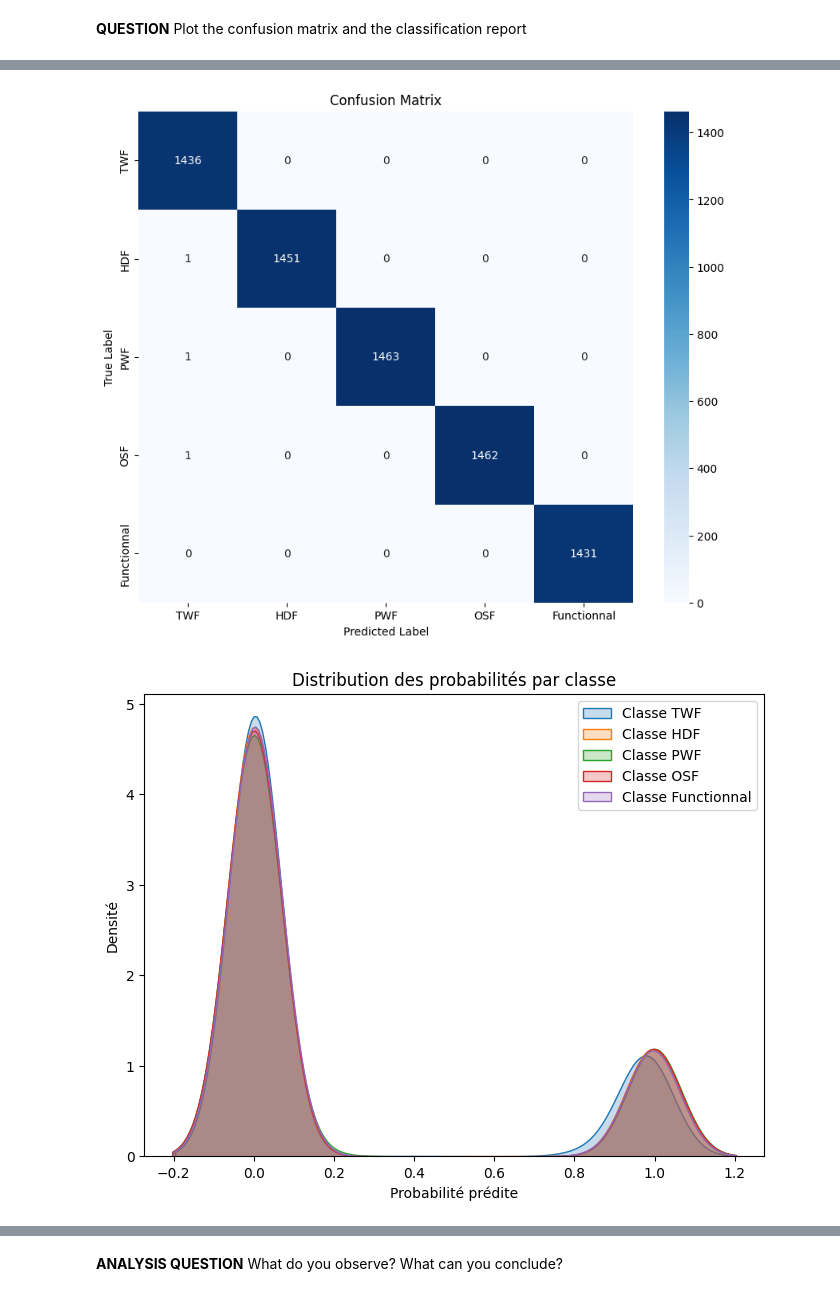
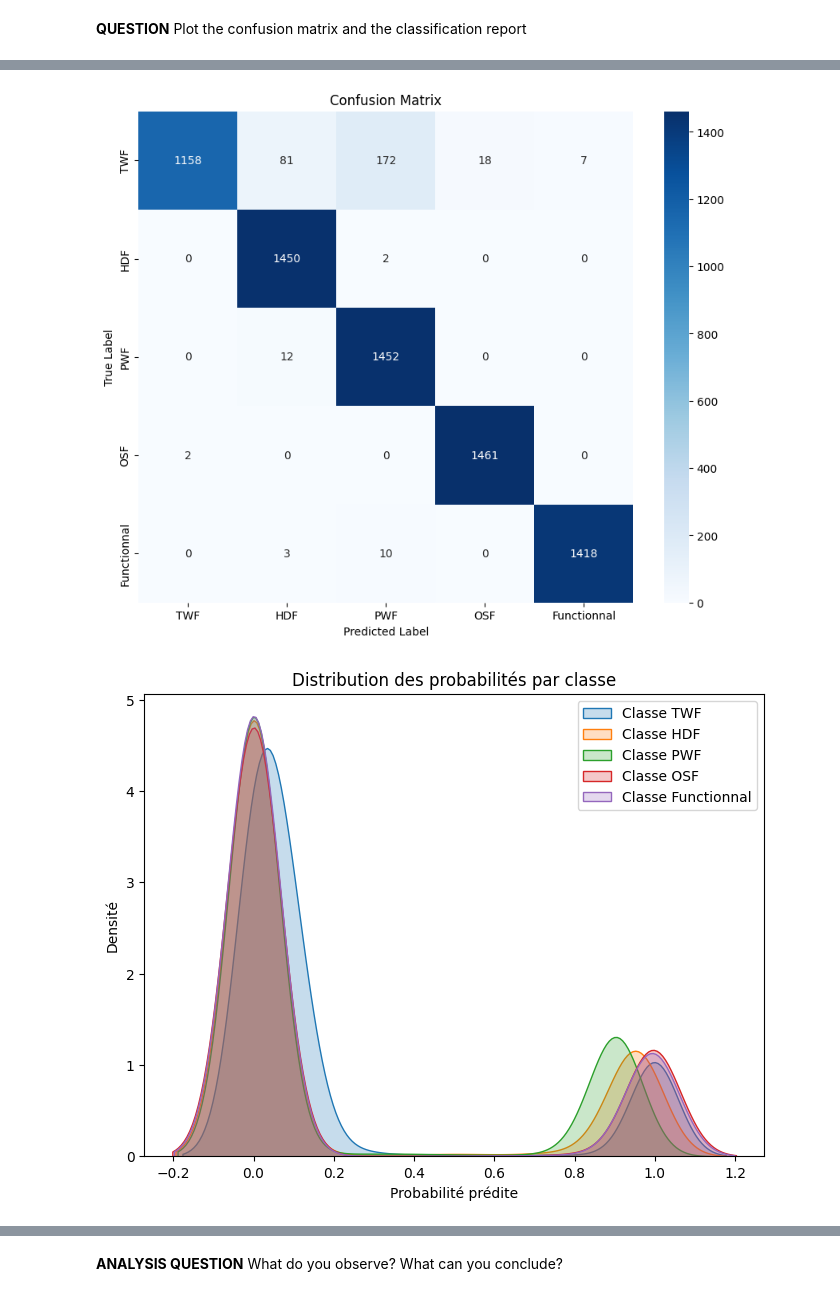
Before and after one commit to tristanplx/embeded_ia, a Jupyter notebook: TP_IA_EMBARQUEE.ipynb, the cells around one changed output, grey strips where cells are left out. Cells and saved outputs as stored; diff of their text form; code cells hidden in the pictures.

```diff
--- a/TP_IA_EMBARQUEE.ipynb
+++ b/TP_IA_EMBARQUEE.ipynb
@@ -439,7 +439,7 @@ The class "functionnal" is much more represented in the data which leads the mod
 Raw_data2 = pd.read_excel('./ai4i2020.xlsx')
 Raw_data2["Functionnal"] = 1-Raw_data2['Machine failure']
 data_df2 = Raw_data2.drop(['Type','UDI','Product ID','RNF', 'Machine failure'], axis=1)
-filtered_df = Raw_data2[data_df.iloc[:,5:].sum(axis=1) == 1]
+filtered_df = data_df2[data_df2.iloc[:,5:].sum(axis=1) == 1]
 data_inputs = pd.get_dummies(filtered_df.iloc[:,0:5])
 data_outputs = filtered_df.iloc[:,5:]
 
@@ -473,6 +473,8 @@ print(f'Number of elements in X_test: {len(X_test)}')
 print(f'Number of elements in Y_test: {len(Y_test)}')
 print(f'Number of elements in X_val: {len(X_valid)}')
 print(f'Number of elements in Y_val: {len(Y_valid)}')
+output_labels = data_outputs.columns.tolist()
+print(output_labels)
 # %% [output]
 Number of elements in X_train: 33813
 Number of elements in Y_train: 33813
@@ -497,22 +500,22 @@ inputs = Input(shape=(X_train.shape[1],))
 # Dense layers with L2 regularization, ReLu activation and dropout rate of 25%
 
 
-x = Dense(512)(inputs)
-x = ReLU()(x)
+x = Dense(512,activation='relu')(inputs)
+#x = ReLU()(x)
 x = Dropout(0.1)(x)
 
-x = Dense(128)(x)
-x = ReLU()(x)
+x = Dense(128,activation='relu')(x)
+#x = ReLU()(x)
 x = Dropout(0.1)(x)
 
 
-x = Dense(64)(x)
-x = ReLU()(x)
+x = Dense(64,activation='relu')(x)
+#x = ReLU()(x)
 x = Dropout(0.1)(x)
 
 
-x = Dense(32)(x)
-x = ReLU()(x)
+x = Dense(32,activation='relu')(x)
+#x = ReLU()(x)
 x = Dropout(0.1)(x)
 
 
@@ -530,7 +533,7 @@ weighted.compile(optimizer=Adam(learning_rate=0.0001),
 
 
 #Training parameters
-nb_epochs = 35
+nb_epochs = 70
 batch_size = 100
 
 #Train the model
@@ -583,9 +608,25 @@ Epoch 35/35
 # %% [markdown]
 **QUESTION** Plot the confusion matrix and the classification report
 # %%
+def display_training_curves(training_history):
+  #display loss
+  plt.plot(training_history.history['loss'],label='loss')
+  plt.plot(training_history.history['val_loss'], label='val_loss')
+  plt.xlabel("epoch")
+  plt.legend(bbox_to_anchor=(1.05, 1), loc=2)
+  plt.title("Losses")
+  plt.show()
+  #display accuracy
+  plt.plot(training_history.history['accuracy'],label='acc')
+  plt.plot(training_history.history['val_accuracy'], label='val_acc')
+  plt.xlabel("epoch")
+  plt.legend(bbox_to_anchor=(1.05, 1), loc=2)
+  plt.title("Accuracies")
+  plt.show()
+
+display_training_curves(training_history_weighted)
 
 
-display_training_curves(training_history_weighted)
 
 #Predictions
 Y_pred_probs = weighted.predict(np.array(X_test,dtype=np.float32)) # Get probability predictions
@@ -625,4 +666,4 @@ print(report)
-[figure, old version]
+[figure, new version]
-[figure, old version]
+[figure, new version]
               precision    recall  f1-score   support
 
```
Also changed, not shown: parts of 6 cells of this notebook, 7 other files.
